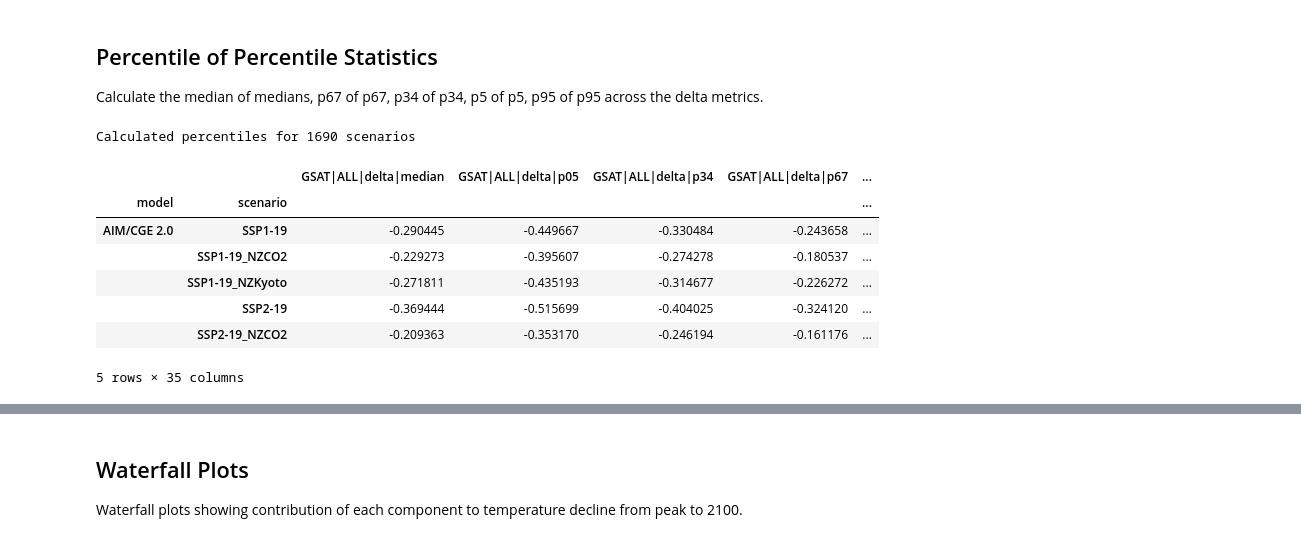
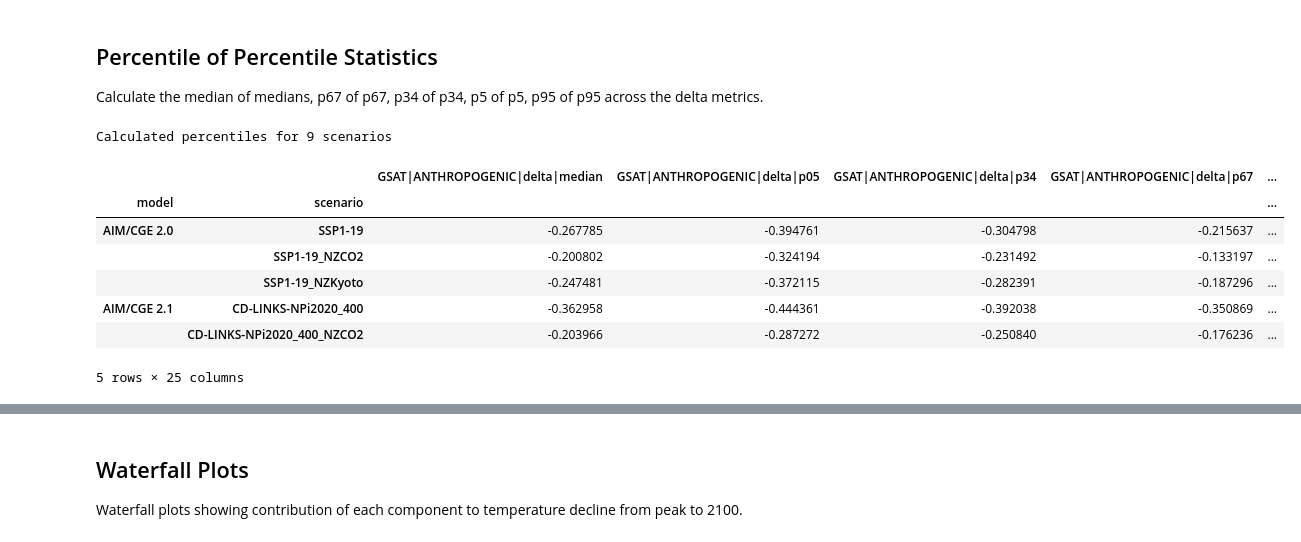
Before and after one commit to gaurav-ganti/netzero_assessment, a Jupyter notebook: analysis/503_contributions.ipynb, the cells around one changed output, grey strips where cells are left out. Cells and saved outputs as stored; diff of their text form; code cells hidden in the pictures.

```diff
--- a/analysis/503_contributions.ipynb
+++ b/analysis/503_contributions.ipynb
@@ -60,7 +60,7 @@ manifest = pd.read_csv(MANIFEST_FILE)
 manifest["key"] = manifest["model"] + "|" + manifest["scenario"] + "|" + manifest["magicc_flag"]
 file_lookup = manifest.set_index("key")["output_filename"].to_dict()
 
-# Get all scenarios with MAGICC_FLAG="ALL" as reference scenarios
-all_scenarios = manifest[manifest["magicc_flag"] == "ALL"][["model", "scenario"]].drop_duplicates()
-print(f"Total reference scenarios (MAGICC_FLAG=ALL): {len(all_scenarios)}")
+# Get all scenarios with MAGICC_FLAG="ANTHROPOGENIC" as reference scenarios
+all_scenarios = manifest[manifest["magicc_flag"] == "ANTHROPOGENIC"][["model", "scenario"]].drop_duplicates()
+print(f"Total reference scenarios (MAGICC_FLAG=ANTHROPOGENIC): {len(all_scenarios)}")
 # %% [output]
@@ -95,10 +95,12 @@ def get_file_lookup_keys(model: str, scenario: str) -> dict:
     """
     Determine file lookup keys for a scenario.
 
-    Returns dict with keys: ALL, CO2, GHG, NZCO2 (value is the lookup key)
+    Returns dict with keys: ANTHROPOGENIC, CO2, GHG, NZCO2 (value is the lookup key). "ANTHROPOGENIC" is
+    this notebook's internal/output-facing label (kept as-is throughout) - the
+    manifest's actual magicc_flag value it maps to is "ANTHROPOGENIC".
     """
     keys = {
-        "ALL": f"{model}|{scenario}|ALL",
+        "ANTHROPOGENIC": f"{model}|{scenario}|ANTHROPOGENIC",
         "CO2": f"{model}|{scenario}|CO2",
         "GHG": f"{model}|{scenario}|GHG",
     }
@@ -145,10 +147,10 @@ for _, row in tqdm(all_scenarios.iterrows(), total=len(all_scenarios), desc="Pro
     keys = get_file_lookup_keys(model, scenario)
 
     # Check which files exist
-    files = {k: file_lookup.get(keys[k]) for k in ["ALL", "CO2", "GHG", "NZCO2"]}
+    files = {k: file_lookup.get(keys[k]) for k in ["ANTHROPOGENIC", "CO2", "GHG", "NZCO2"]}
 
     # Track missing components
-    missing = [k for k in ["ALL", "CO2", "GHG"] if files[k] is None]
+    missing = [k for k in ["ANTHROPOGENIC", "CO2", "GHG"] if files[k] is None]
     if missing:
         missing_components.append({"model": model, "scenario": scenario, "missing": missing})
         continue  # Skip if required components are missing
@@ -158,18 +160,18 @@ for _, row in tqdm(all_scenarios.iterrows(), total=len(all_scenarios), desc="Pro
         missing_components.append({"model": model, "scenario": scenario, "missing": ["NZCO2"]})
 
     # Load timeseries
-    ts = {k: load_timeseries(INDIVIDUAL_RUNS_DIR / files[k]) for k in ["ALL", "CO2", "GHG"]}
+    ts = {k: load_timeseries(INDIVIDUAL_RUNS_DIR / files[k]) for k in ["ANTHROPOGENIC", "CO2", "GHG"]}
     if has_nzco2:
         ts["NZCO2"] = load_timeseries(INDIVIDUAL_RUNS_DIR / files["NZCO2"])
 
     # Calculate derived components
     ts["NonCO2_GHG"] = ts["GHG"] - ts["CO2"]
-    ts["Residual"] = ts["ALL"] - ts["GHG"]
+    ts["Residual"] = ts["ANTHROPOGENIC"] - ts["GHG"]
     if has_nzco2:
         ts["CO2_Negative"] = ts["CO2"] - ts["NZCO2"]
 
-    # Calculate peak warming from ALL timeseries
-    peaks = calculate_peak_warming(ts["ALL"])
+    # Calculate peak warming from ANTHROPOGENIC timeseries
+    peaks = calculate_peak_warming(ts["ANTHROPOGENIC"])
     run_ids = peaks["run_id"].values
     peak_years = peaks["peak_year"].values
 
@@ -179,8 +181,8 @@ for _, row in tqdm(all_scenarios.iterrows(), total=len(all_scenarios), desc="Pro
         "scenario": scenario,
         "run_id": run_ids,
         "peak_year": peak_years,
-        "GSAT|ALL|peak": peaks["peak_value"].values,
-        "GSAT|ALL|2100": ts["ALL"][2100].values,
+        "GSAT|ANTHROPOGENIC|peak": peaks["peak_value"].values,
+        "GSAT|ANTHROPOGENIC|2100": ts["ANTHROPOGENIC"][2100].values,
     })
 
     # Extract component values at peak and 2100
@@ -240,7 +302,7 @@ for comp in COMPONENTS:
         metrics_df[f"GSAT|{comp}|delta"] = metrics_df[y2100_col] - metrics_df[peak_col]
 
 # Merge net-zero timings (using base scenario name for extended scenarios)
-netzero_timings = pd.read_csv(OUTPUT_FOLDER / "102_netzero_timings.csv")
+netzero_timings = pd.read_csv(OUTPUT_FOLDER / "101_netzero_timings.csv")
 
 # Create base_scenario column for merging (strip _NZCO2 and _NZKyoto suffixes)
 metrics_df["base_scenario"] = metrics_df["scenario"].str.replace("_NZCO2|_NZKyoto", "", regex=True)
@@ -348,30 +581,27 @@ plt.tight_layout()
 
 Calculate the median of medians, p67 of p67, p34 of p34, p5 of p5, p95 of p95 across the delta metrics.
 # %%
-# Define columns and percentiles to calculate
-# Include peak and 2100 values, not just deltas
-value_cols_for_pctl = [f"GSAT|{c}|delta" for c in COMPONENTS if f"GSAT|{c}|delta" in metrics_df.columns]
-value_cols_for_pctl += ["GSAT|ALL|peak", "GSAT|ALL|2100"]
-
+# Define delta columns and percentiles to calculate
+delta_cols = [f"GSAT|{c}|delta" for c in COMPONENTS if f"GSAT|{c}|delta" in metrics_df.columns]
 PERCENTILES = {"median": 0.5, "p05": 0.05, "p34": 0.34, "p67": 0.67, "p95": 0.95}
 
-# Calculate per-scenario percentiles for each column
-scenario_percentiles = metrics_df.groupby(["model", "scenario"])[value_cols_for_pctl].agg(
+# Calculate per-scenario percentiles for each delta column
+scenario_percentiles = metrics_df.groupby(["model", "scenario"])[delta_cols].agg(
     [lambda x, q=q: x.quantile(q) for q in PERCENTILES.values()]
 )
-scenario_percentiles.columns = [f"{col}|{name}" for col in value_cols_for_pctl for name in PERCENTILES.keys()]
+scenario_percentiles.columns = [f"{col}|{name}" for col in delta_cols for name in PERCENTILES.keys()]
 
 print(f"Calculated percentiles for {len(scenario_percentiles)} scenarios")
 scenario_percentiles.head()
 # %% [output]
-Calculated percentiles for 1690 scenarios
+Calculated percentiles for 9 scenarios
-|  |  | GSAT|ALL|delta|median | GSAT|ALL|delta|p05 | GSAT|ALL|delta|p34 | GSAT|ALL|delta|p67 | ... |
+|  |  | GSAT|ANTHROPOGENIC|delta|median | GSAT|ANTHROPOGENIC|delta|p05 | GSAT|ANTHROPOGENIC|delta|p34 | GSAT|ANTHROPOGENIC|delta|p67 | ... |
 | model | scenario |  |  |  |  | ... |
-| AIM/CGE 2.0 | SSP1-19 | -0.290445 | -0.449667 | -0.330484 | -0.243658 | ... |
-|  | SSP1-19_NZCO2 | -0.229273 | -0.395607 | -0.274278 | -0.180537 | ... |
-|  | SSP1-19_NZKyoto | -0.271811 | -0.435193 | -0.314677 | -0.226272 | ... |
-|  | SSP2-19 | -0.369444 | -0.515699 | -0.404025 | -0.324120 | ... |
-|  | SSP2-19_NZCO2 | -0.209363 | -0.353170 | -0.246194 | -0.161176 | ... |
+| AIM/CGE 2.0 | SSP1-19 | -0.267785 | -0.394761 | -0.304798 | -0.215637 | ... |
+|  | SSP1-19_NZCO2 | -0.200802 | -0.324194 | -0.231492 | -0.133197 | ... |
+|  | SSP1-19_NZKyoto | -0.247481 | -0.372115 | -0.282391 | -0.187296 | ... |
+| AIM/CGE 2.1 | CD-LINKS-NPi2020_400 | -0.362958 | -0.444361 | -0.392038 | -0.350869 | ... |
+|  | CD-LINKS-NPi2020_400_NZCO2 | -0.203966 | -0.287272 | -0.250840 | -0.176236 | ... |
-5 rows × 35 columns
+5 rows × 25 columns
 # %%
 def calc_percentile_of_percentile(scenario_pctl_df, components):
```
Also changed, not shown: parts of 26 cells of this notebook, 29 other files.
